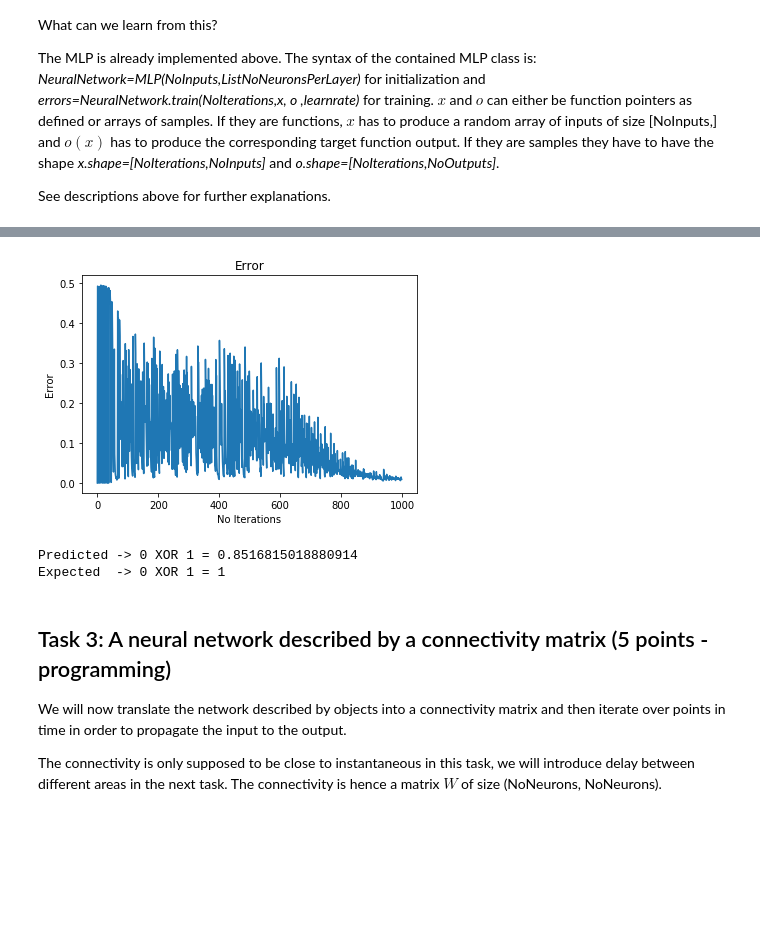
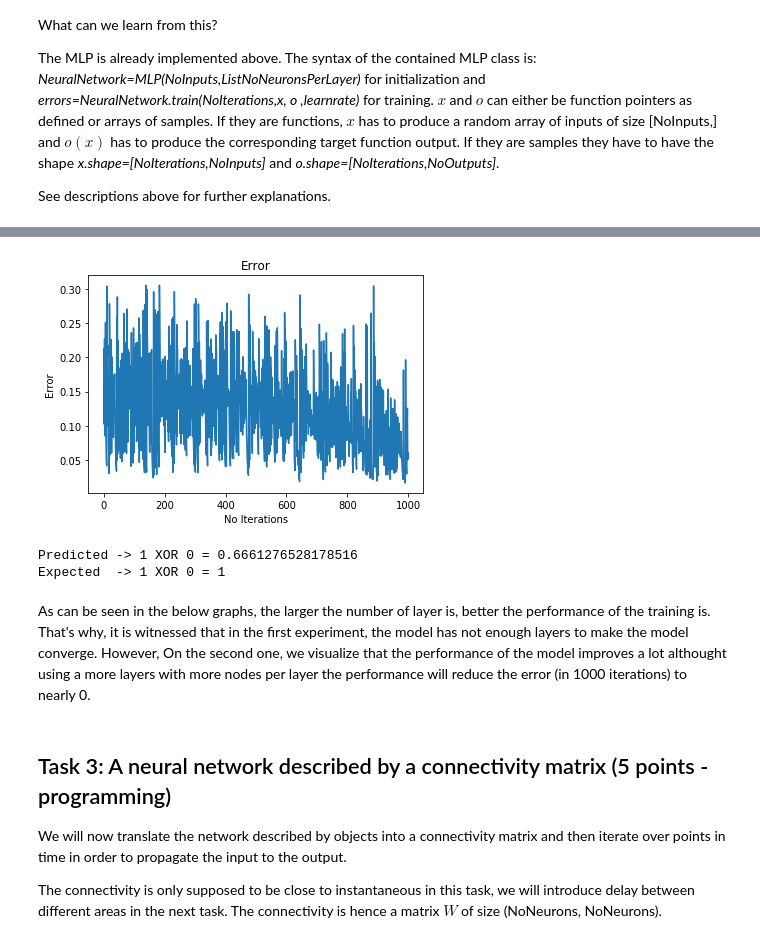
Before and after one commit to juanangd/TU_BERLIN, a Jupyter notebook: BCI-WS20:21/Exercise4/Exercise4.ipynb, the cells around one changed output, grey strips where cells are left out. Saved outputs shown, nothing was run; the diff lists cells and outputs as text; code cells hidden in the pictures; blank space fills up the shorter version.

```diff
--- a/BCI-WS20:21/Exercise4/Exercise4.ipynb
+++ b/BCI-WS20:21/Exercise4/Exercise4.ipynb
@@ -185,20 +185,22 @@ Expected  -> 1 XOR 0 = 1
 # %%
-neuralnet=MLP(2,[10, 10, 1])
+neuralnet=MLP(2,[3, 1])
 errors = neuralnet.train(1000,logical_comb,xor_function ,1)
 plt.figure()
 plt.title("Error")
 plt.xlabel("No Iterations")
 plt.ylabel("Error")
 plt.plot(errors)
 plt.show()
 
 x = logical_comb()
 print(f"Predicted -> {x[0]} XOR {x[1]} = {neuralnet.out(x)[0]}")
 print(f"Expected  -> {x[0]} XOR {x[1]} = {xor_function(x)}")
 # %% [output]
-[figure, old version]
+[figure, new version]
-Predicted -> 0 XOR 1 = 0.8516815018880914
-Expected  -> 0 XOR 1 = 1
+Predicted -> 1 XOR 0 = 0.6661276528178516
+Expected  -> 1 XOR 0 = 1
+# %% [markdown]
+As can be seen in the below graphs, the larger the number of layer is, better the performance of the training is. That's why, it is witnessed that in the first experiment, the model has not enough layers to make the model converge. However, On the second one, we visualize that the performance of the model improves a lot althought using a more layers with more nodes per layer the performance will reduce the error (in 1000 iterations) to nearly 0.
 # %% [markdown]
 ## Task 3: A neural network described by a connectivity matrix (5 points - programming)
 We will now translate the network described by objects into a connectivity matrix and then iterate over points in time in order to propagate the input to the output.
```
Also changed, not shown: parts of 7 cells of this notebook.
